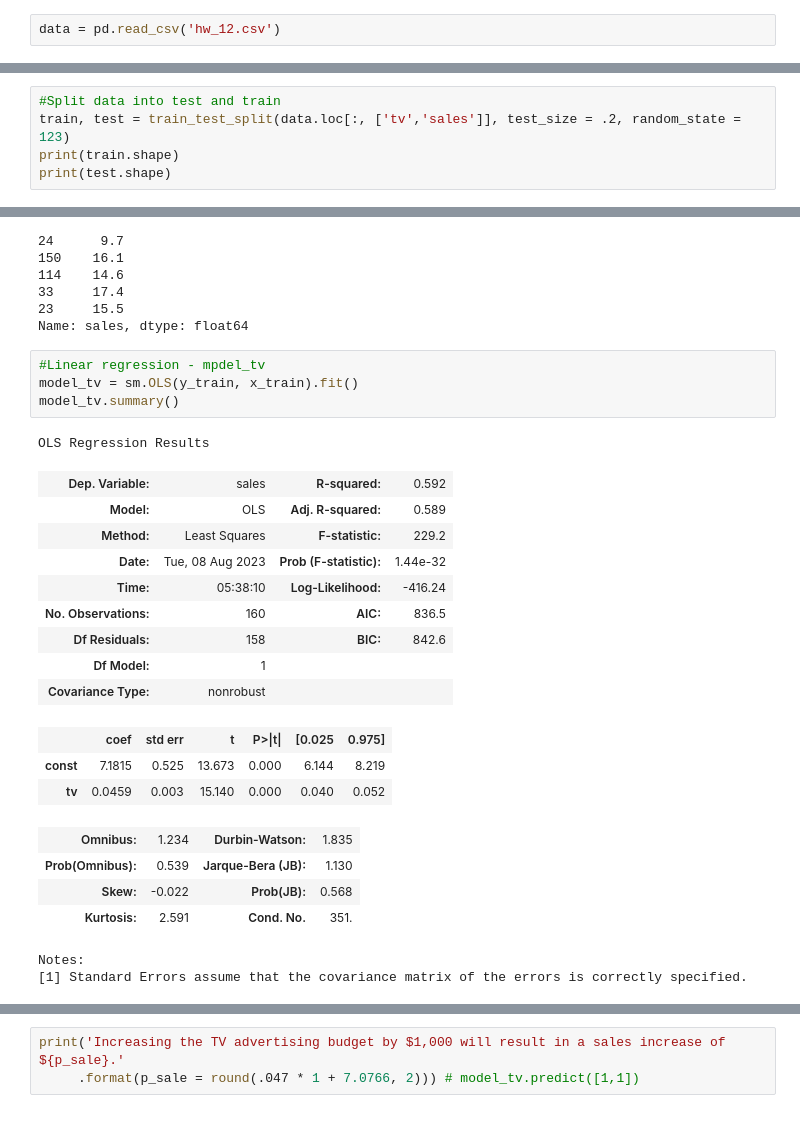
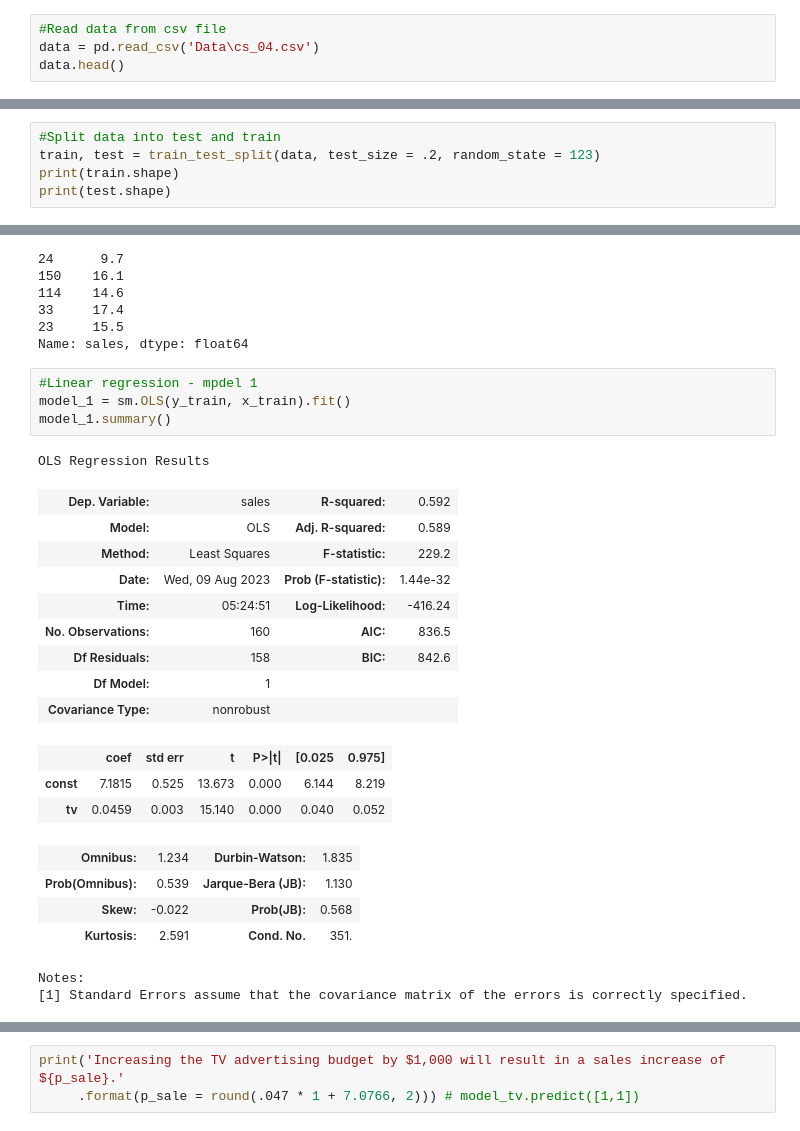
Before and after one commit to SaeidehPr/Data-Science, a Jupyter notebook: Case Study 4- Linear Regression.ipynb, the cells around one changed output, grey strips where cells are left out. Cells and saved outputs as stored; diff of their text form.

```diff
--- a/Case Study 4- Linear Regression.ipynb
+++ b/Case Study 4- Linear Regression.ipynb
@@ -27,3 +17,5 @@ from sklearn.preprocessing import PowerTransformer
 from sklearn.model_selection import train_test_split
 # %%
-data = pd.read_csv('hw_12.csv')
+#Read data from csv file
+data = pd.read_csv('Data\cs_04.csv')
+data.head()
@@ -228,6 +170,6 @@ for i in range(1, 4):
 # %%
 #Split data into test and train
-train, test = train_test_split(data.loc[:, ['tv','sales']], test_size = .2, random_state = 123)
+train, test = train_test_split(data, test_size = .2, random_state = 123)
 print(train.shape)
 print(test.shape)
 # %% [output]
@@ -257,16 +199,16 @@ y_train.head()
 23     15.5
 Name: sales, dtype: float64
 # %%
-#Linear regression - mpdel_tv
-model_tv = sm.OLS(y_train, x_train).fit()
-model_tv.summary()
+#Linear regression - mpdel 1
+model_1 = sm.OLS(y_train, x_train).fit()
+model_1.summary()
 # %% [output]
 OLS Regression Results
 | Dep. Variable: | sales | R-squared: | 0.592 |
 | Model: | OLS | Adj. R-squared: | 0.589 |
 | Method: | Least Squares | F-statistic: | 229.2 |
-| Date: | Tue, 08 Aug 2023 | Prob (F-statistic): | 1.44e-32 |
-| Time: | 05:38:10 | Log-Likelihood: | -416.24 |
+| Date: | Wed, 09 Aug 2023 | Prob (F-statistic): | 1.44e-32 |
+| Time: | 05:24:51 | Log-Likelihood: | -416.24 |
 | No. Observations: | 160 | AIC: | 836.5 |
 | Df Residuals: | 158 | BIC: | 842.6 |
 | Df Model: | 1 |  |  |
```
Also changed, not shown: parts of 96 cells of this notebook, 3 other files.
